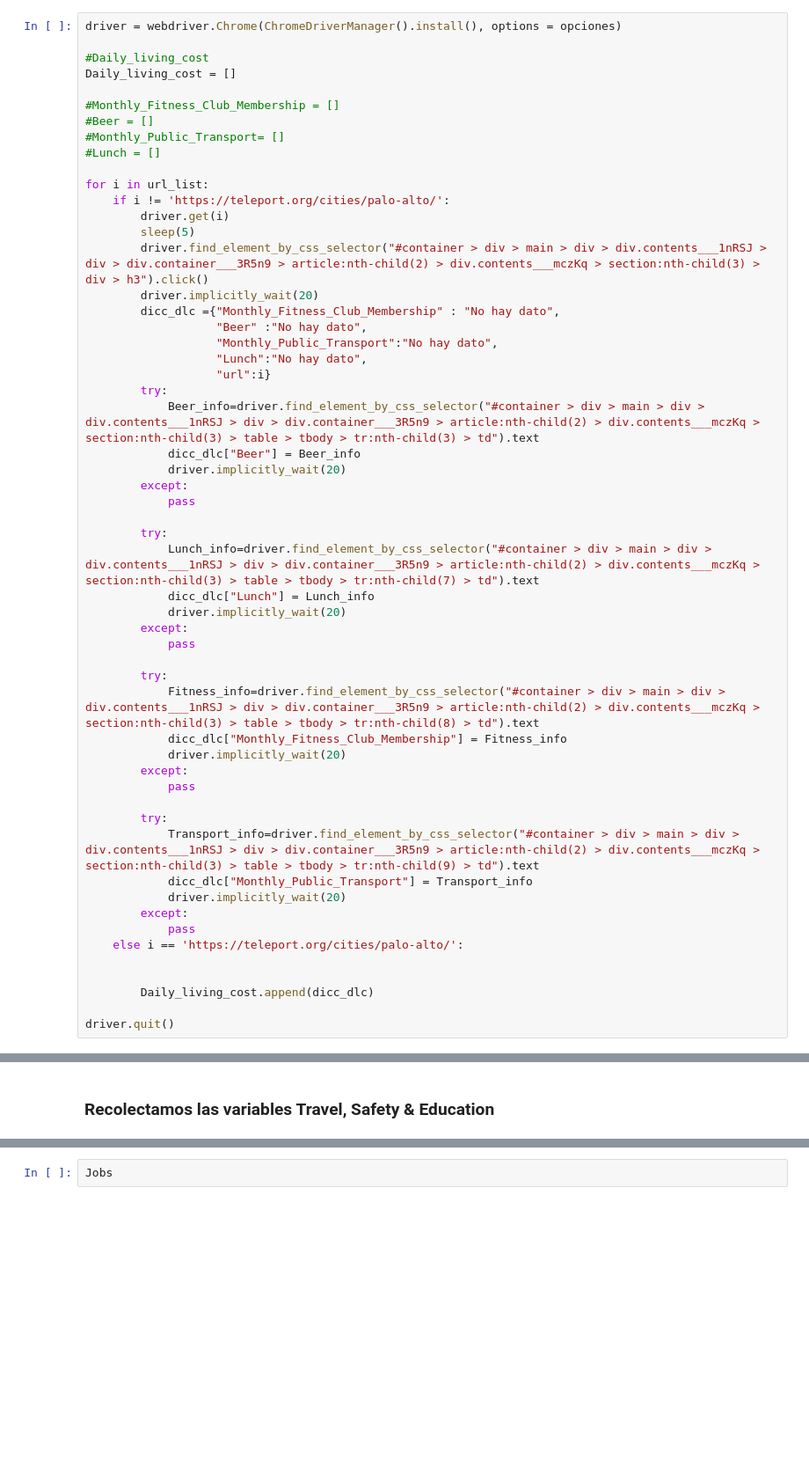
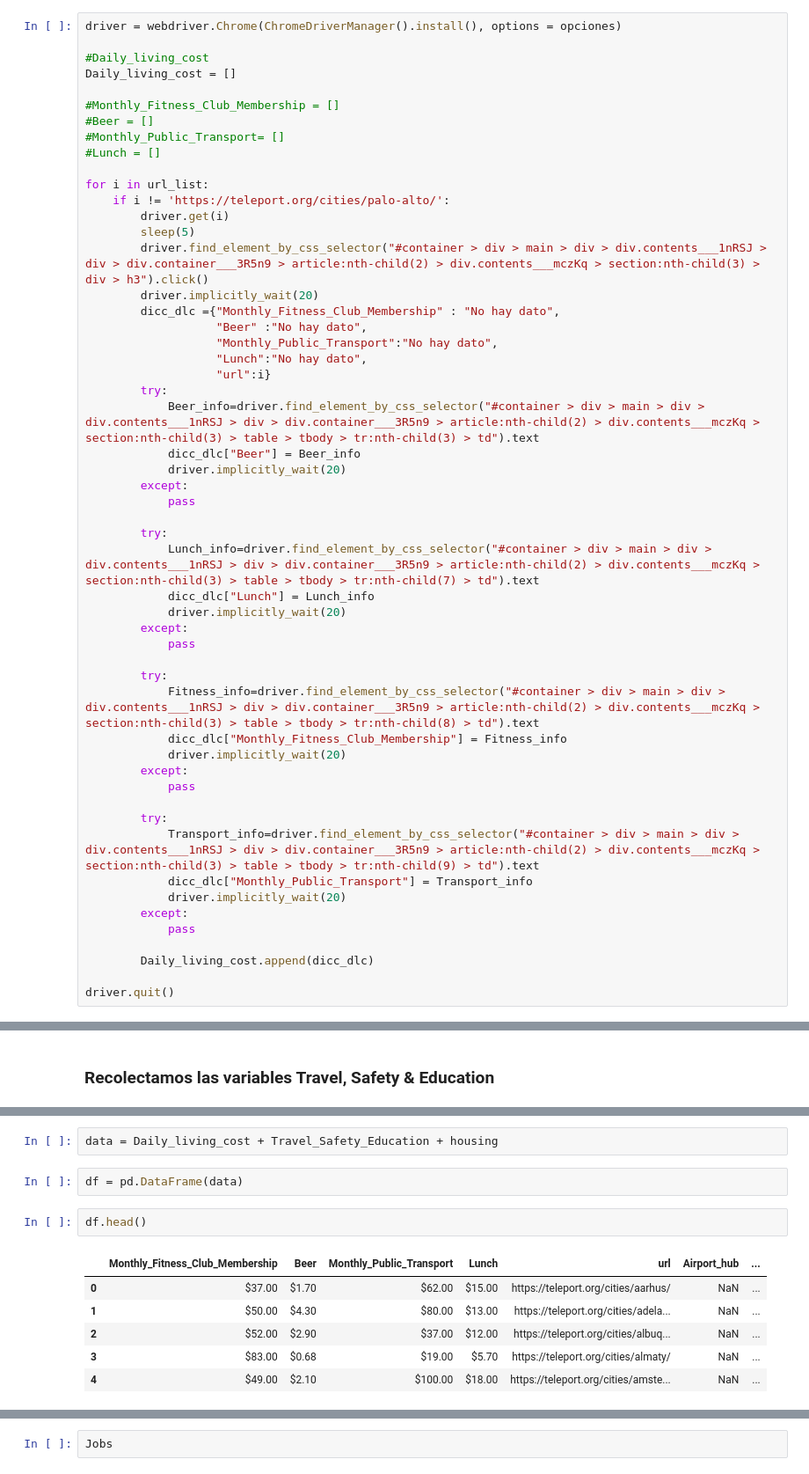
Before and after one commit to daniela-arias/Choose-to-live-better, a Jupyter notebook: Notebooks/Web_scrapping_cities.ipynb, the cells around one changed output, grey strips where cells are left out. Shown: that part at 88% size. Cells and saved outputs as stored; diff of their text form; blank space fills up the shorter version.

```diff
--- a/Notebooks/Web_scrapping_cities.ipynb
+++ b/Notebooks/Web_scrapping_cities.ipynb
@@ -217,8 +203,6 @@ for i in url_list:
             driver.implicitly_wait(20)
         except:
             pass
-    else i == 'https://teleport.org/cities/palo-alto/':
-
 
         Daily_living_cost.append(dicc_dlc)
 
@@ -346,0 +304,13 @@ len(Best_university)
+# %%
+data = Daily_living_cost + Travel_Safety_Education + housing
+# %%
+df = pd.DataFrame(data)
+# %%
+df.head()
+# %% [output]
+|  | Monthly_Fitness_Club_Membership | Beer | Monthly_Public_Transport | Lunch | url | Airport_hub | ... |
+| 0 | $37.00 | $1.70 | $62.00 | $15.00 | https://teleport.org/cities/aarhus/ | NaN | ... |
+| 1 | $50.00 | $4.30 | $80.00 | $13.00 | https://teleport.org/cities/adela... | NaN | ... |
+| 2 | $52.00 | $2.90 | $37.00 | $12.00 | https://teleport.org/cities/albuq... | NaN | ... |
+| 3 | $83.00 | $0.68 | $19.00 | $5.70 | https://teleport.org/cities/almaty/ | NaN | ... |
+| 4 | $49.00 | $2.10 | $100.00 | $18.00 | https://teleport.org/cities/amste... | NaN | ... |
```
Also changed, not shown: parts of 36 cells of this notebook, 1 other file.
